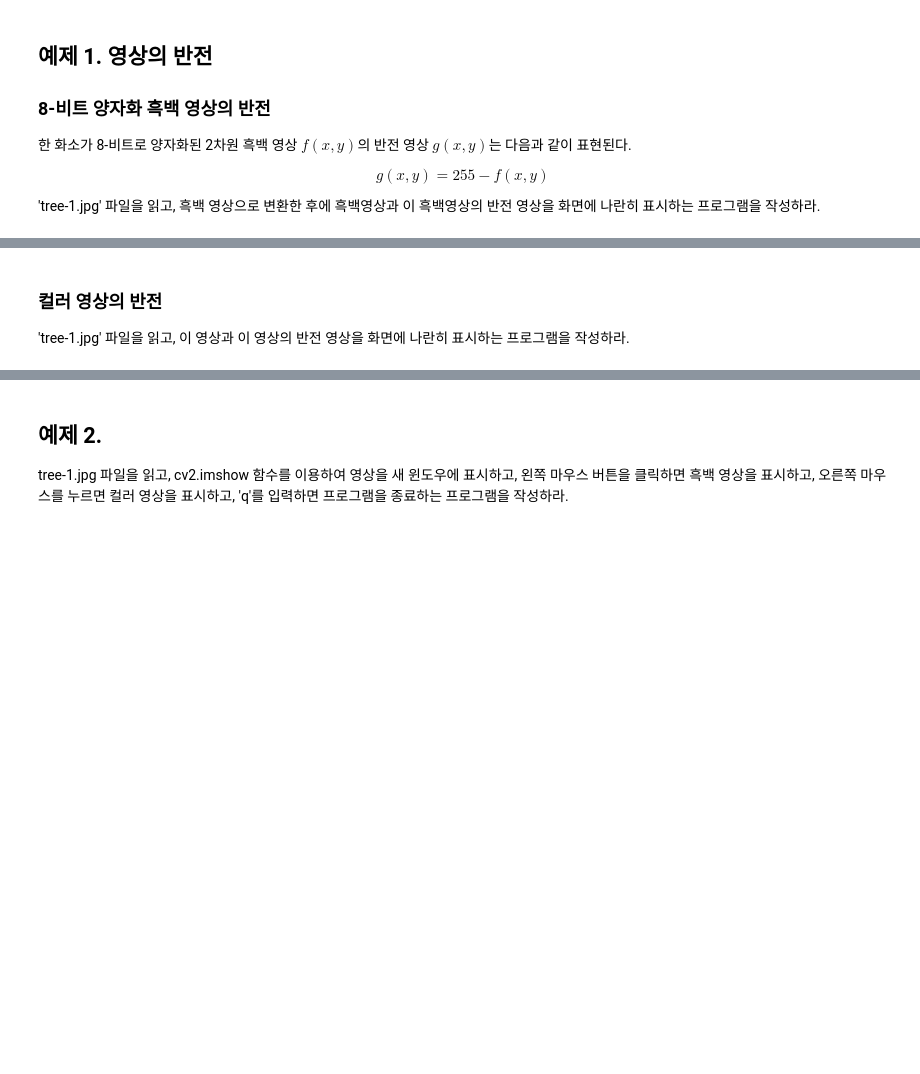
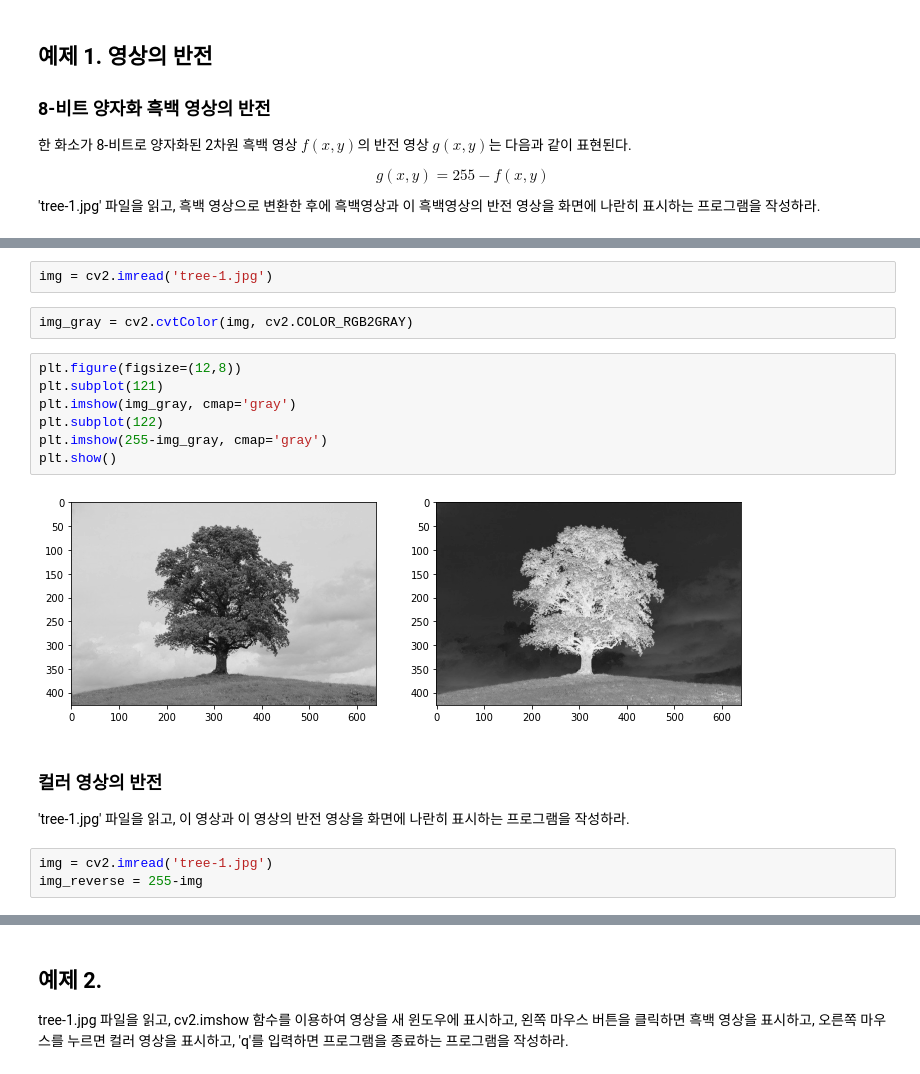
Before and after one commit to EJLee1209/ImageProcessing, a Jupyter notebook: 실습_원본/lab-03/IPP-2022-1-lab-03-00000000-name.ipynb, the cells around one changed output, grey strips where cells are left out. Drawn from its saved outputs; the diff is of its cells as text; blank space fills up the shorter version.

```diff
--- a/실습_원본/lab-03/IPP-2022-1-lab-03-00000000-name.ipynb
+++ b/실습_원본/lab-03/IPP-2022-1-lab-03-00000000-name.ipynb
@@ -44,4 +49,20 @@ plt.show()
+# %%
+img = cv2.imread('tree-1.jpg')
+# %%
+img_gray = cv2.cvtColor(img, cv2.COLOR_RGB2GRAY)
+# %%
+plt.figure(figsize=(12,8))
+plt.subplot(121)
+plt.imshow(img_gray, cmap='gray')
+plt.subplot(122)
+plt.imshow(255-img_gray, cmap='gray')
+plt.show()
+# %% [output]
+[figure, added]
 # %% [markdown]
 ### 컬러 영상의 반전
 
 'tree-1.jpg' 파일을 읽고, 이 영상과 이 영상의 반전 영상을 화면에 나란히 표시하는 프로그램을 작성하라.
+# %%
+img = cv2.imread('tree-1.jpg')
+img_reverse = 255-img
```
Also changed, not shown: parts of 15 cells of this notebook, 24 other files.
